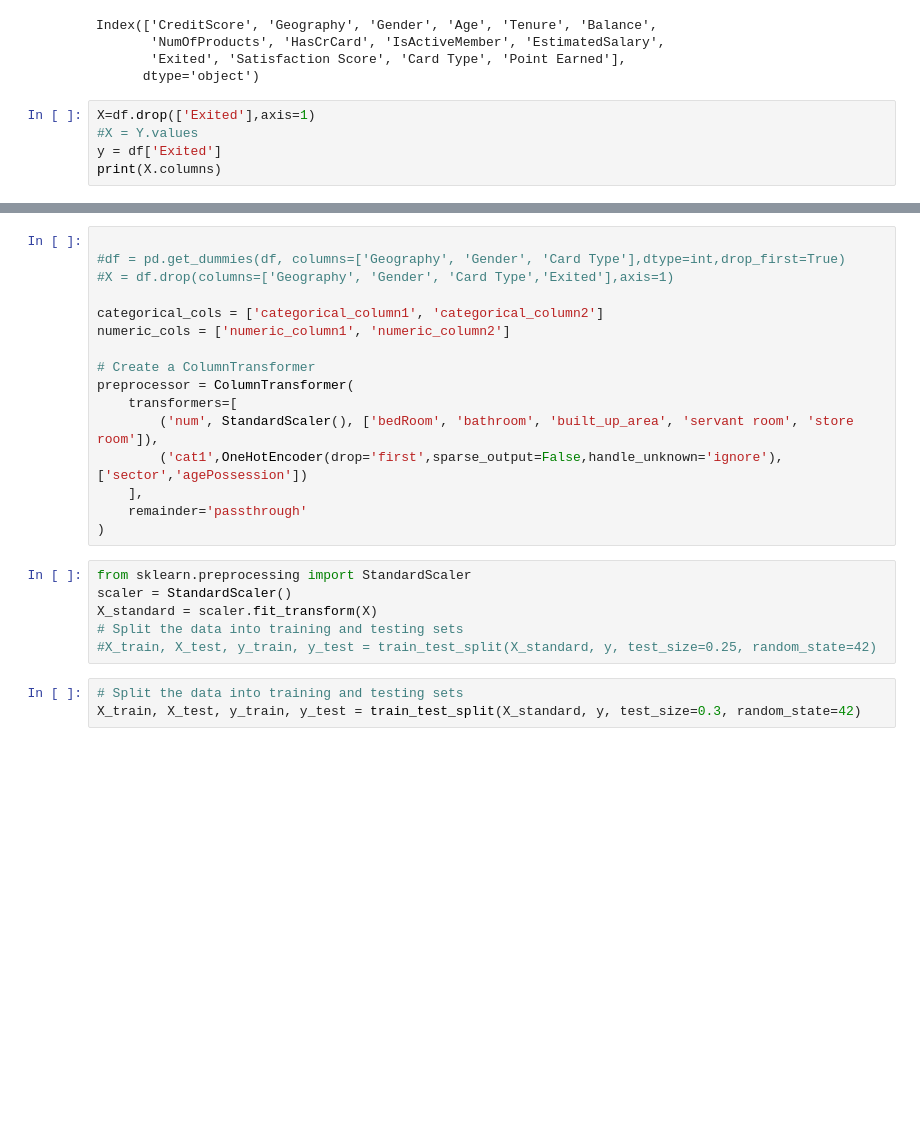
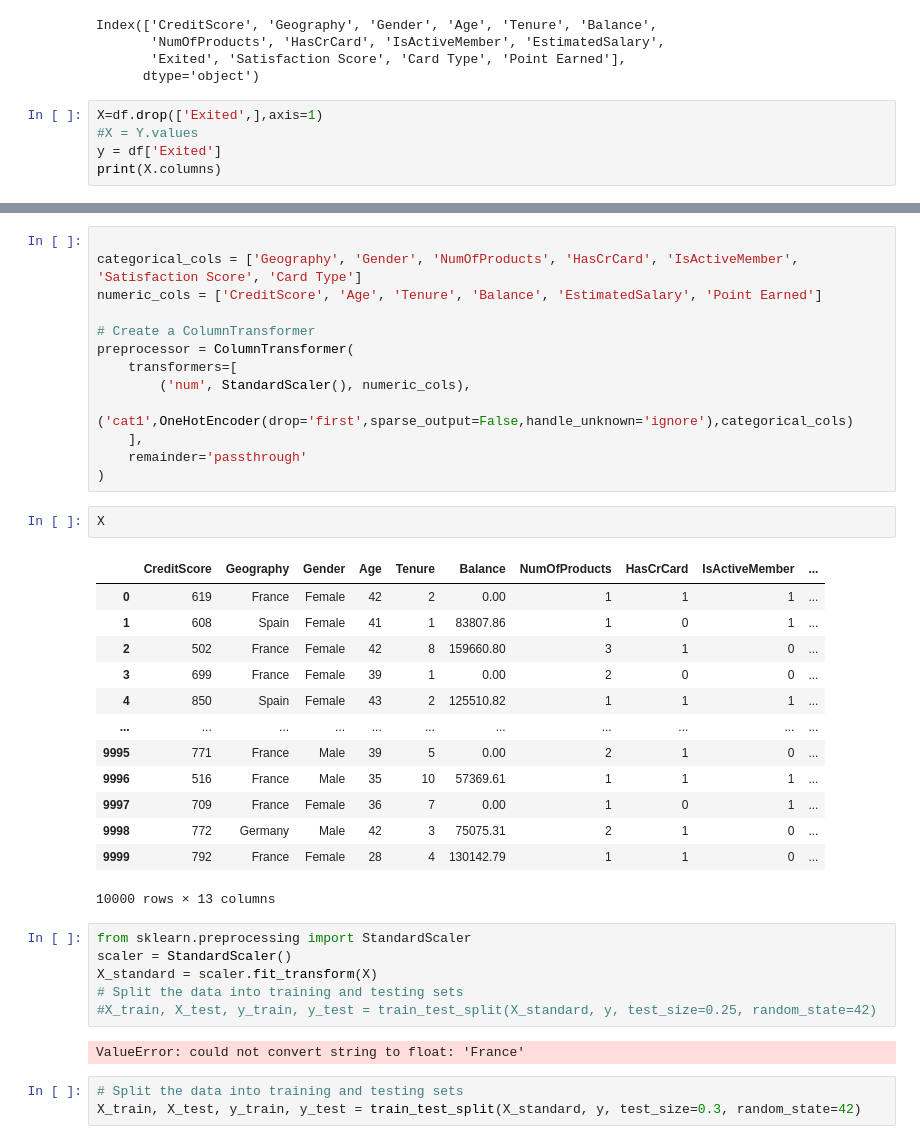
Before and after one commit to ravina029/CustomerChurnPrediction, a Jupyter notebook: research/Feature_Engineering_model_Building.ipynb, the cells around one changed output, grey strips where cells are left out. Cells and saved outputs as stored; diff of their text form; blank space fills up the shorter version.

```diff
--- a/research/Feature_Engineering_model_Building.ipynb
+++ b/research/Feature_Engineering_model_Building.ipynb
@@ -38,7 +38,7 @@ Index(['CreditScore', 'Geography', 'Gender', 'Age', 'Tenure', 'Balance',
        'Exited', 'Satisfaction Score', 'Card Type', 'Point Earned'],
       dtype='object')
 # %%
-X=df.drop(['Exited'],axis=1)
+X=df.drop(['Exited',],axis=1)
 #X = Y.values
 y = df['Exited']
 print(X.columns)
@@ -45,25 +68,40 @@ print(X.columns)
 # %%
 
-#df = pd.get_dummies(df, columns=['Geography', 'Gender', 'Card Type'],dtype=int,drop_first=True)
-#X = df.drop(columns=['Geography', 'Gender', 'Card Type','Exited'],axis=1)
-
-categorical_cols = ['categorical_column1', 'categorical_column2']
-numeric_cols = ['numeric_column1', 'numeric_column2']
+categorical_cols = ['Geography', 'Gender', 'NumOfProducts', 'HasCrCard', 'IsActiveMember', 'Satisfaction Score', 'Card Type']
+numeric_cols = ['CreditScore', 'Age', 'Tenure', 'Balance', 'EstimatedSalary', 'Point Earned']
 
 # Create a ColumnTransformer
 preprocessor = ColumnTransformer(
     transformers=[
-        ('num', StandardScaler(), ['bedRoom', 'bathroom', 'built_up_area', 'servant room', 'store room']),
-        ('cat1',OneHotEncoder(drop='first',sparse_output=False,handle_unknown='ignore'),['sector','agePossession'])
+        ('num', StandardScaler(), numeric_cols),
+        ('cat1',OneHotEncoder(drop='first',sparse_output=False,handle_unknown='ignore'),categorical_cols)
     ],
     remainder='passthrough'
 )
+# %%
+X
+# %% [output]
+|  | CreditScore | Geography | Gender | Age | Tenure | Balance | NumOfProducts | HasCrCard | IsActiveMember | ... |
+| 0 | 619 | France | Female | 42 | 2 | 0.00 | 1 | 1 | 1 | ... |
+| 1 | 608 | Spain | Female | 41 | 1 | 83807.86 | 1 | 0 | 1 | ... |
+| 2 | 502 | France | Female | 42 | 8 | 159660.80 | 3 | 1 | 0 | ... |
+| 3 | 699 | France | Female | 39 | 1 | 0.00 | 2 | 0 | 0 | ... |
+| 4 | 850 | Spain | Female | 43 | 2 | 125510.82 | 1 | 1 | 1 | ... |
+| ... | ... | ... | ... | ... | ... | ... | ... | ... | ... | ... |
+| 9995 | 771 | France | Male | 39 | 5 | 0.00 | 2 | 1 | 0 | ... |
+| 9996 | 516 | France | Male | 35 | 10 | 57369.61 | 1 | 1 | 1 | ... |
+| 9997 | 709 | France | Female | 36 | 7 | 0.00 | 1 | 0 | 1 | ... |
+| 9998 | 772 | Germany | Male | 42 | 3 | 75075.31 | 2 | 1 | 0 | ... |
+| 9999 | 792 | France | Female | 28 | 4 | 130142.79 | 1 | 1 | 0 | ... |
+10000 rows × 13 columns
 # %%
 from sklearn.preprocessing import StandardScaler
 scaler = StandardScaler()
 X_standard = scaler.fit_transform(X)
 # Split the data into training and testing sets
 #X_train, X_test, y_train, y_test = train_test_split(X_standard, y, test_size=0.25, random_state=42)
+# %% [output]
+ValueError: could not convert string to float: 'France'
 # %%
 # Split the data into training and testing sets
 X_train, X_test, y_train, y_test = train_test_split(X_standard, y, test_size=0.3, random_state=42)
```
Also changed, not shown: parts of 14 cells of this notebook, 12 other files.
